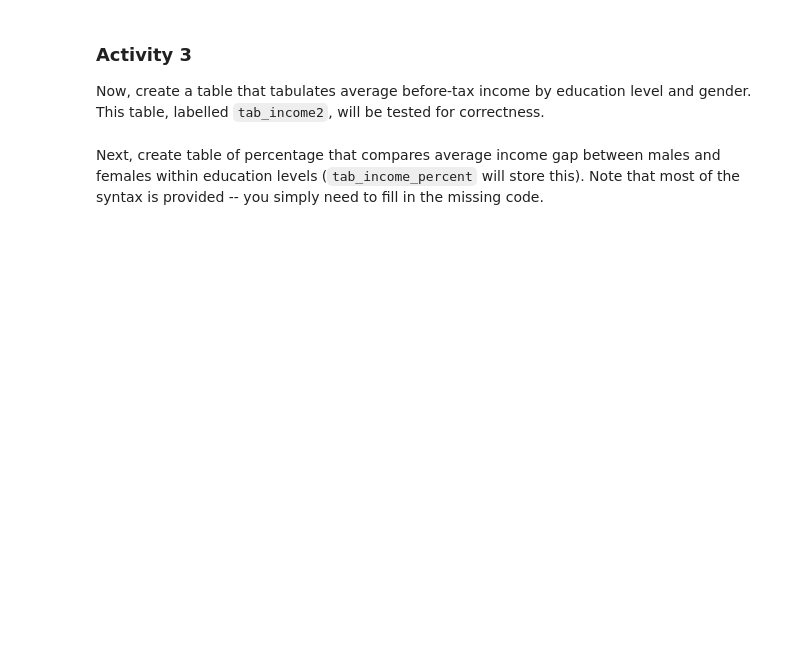
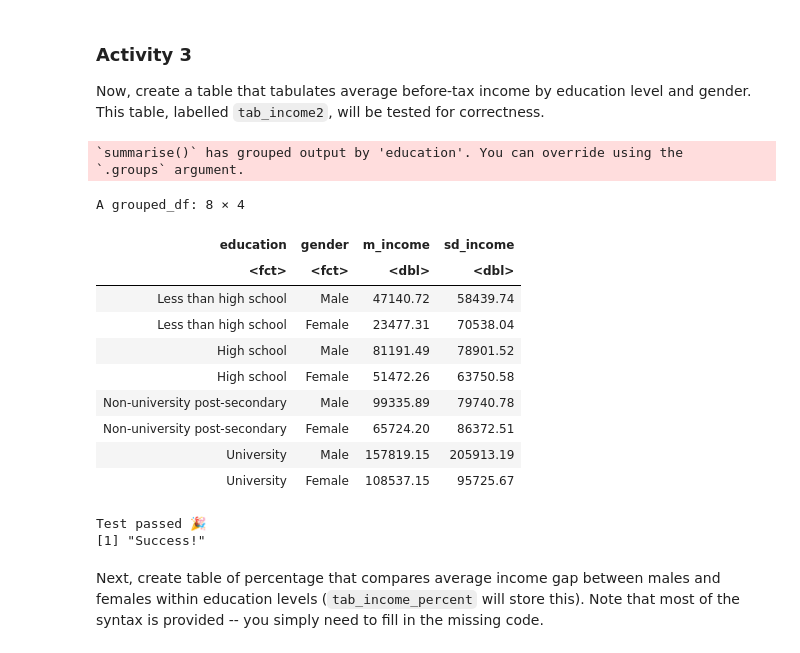
Before and after one commit to ubcecon/comet-project, a Jupyter notebook: docs/econ_326/Module_1/Module1_question.ipynb, the cells around one changed output. Drawn from its saved outputs; the diff is of its cells as text; code cells hidden in the pictures; blank space fills up the shorter version.

```diff
--- a/docs/econ_326/Module_1/Module1_question.ipynb
+++ b/docs/econ_326/Module_1/Module1_question.ipynb
@@ -400,14 +624,31 @@ Examine the graph.  What do we observe when we compare the average before-tax in
 ### Activity 3
 Now, create a table that tabulates average before-tax income by education level and gender. This table, labelled ``tab_income2``, will be tested for correctness.
 # %%
+
 tab_income2 <-
-     %>%
-    group_by(education,) %>%
+    SFS_data %>%
+    group_by(education,gender) %>%
     summarize(m_income = mean(income_before_tax), sd_income = sd(income_before_tax))
 
 tab_income2
 
 answer2 <- tab_income2
 test_2() #quiz 2
+# %% [output]
+`summarise()` has grouped output by 'education'. You can override using the
+`.groups` argument.
+A grouped_df: 8 × 4
+| education | gender | m_income | sd_income |
+| <fct> | <fct> | <dbl> | <dbl> |
+| Less than high school | Male | 47140.72 | 58439.74 |
+| Less than high school | Female | 23477.31 | 70538.04 |
+| High school | Male | 81191.49 | 78901.52 |
+| High school | Female | 51472.26 | 63750.58 |
+| Non-university post-secondary | Male | 99335.89 | 79740.78 |
+| Non-university post-secondary | Female | 65724.20 | 86372.51 |
+| University | Male | 157819.15 | 205913.19 |
+| University | Female | 108537.15 | 95725.67 |
+Test passed 🎉
+[1] "Success!"
 # %% [markdown]
 Next, create table of percentage that compares average income gap between males and females within education levels (``tab_income_percent`` will store this). Note that most of the syntax is provided -- you simply need to fill in the missing code.
```
Also changed, not shown: parts of 51 cells of this notebook, 1 other file.
